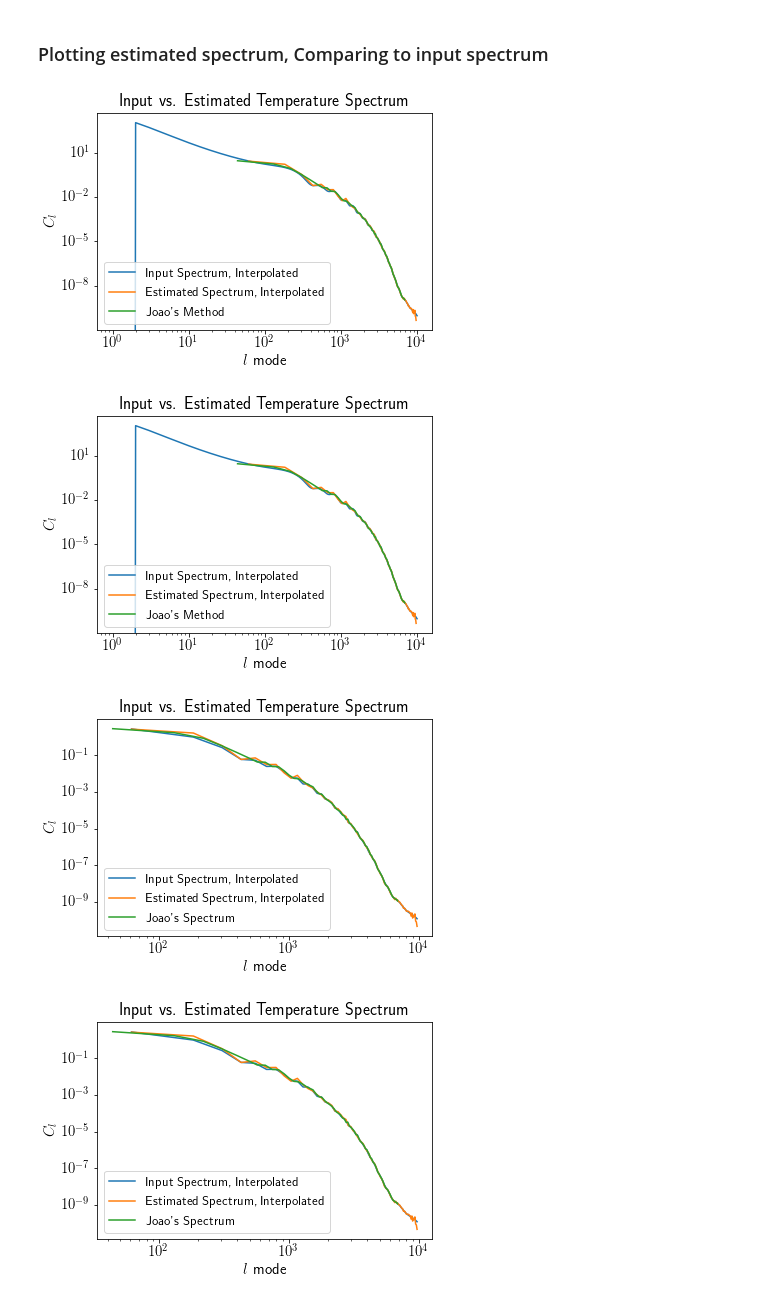
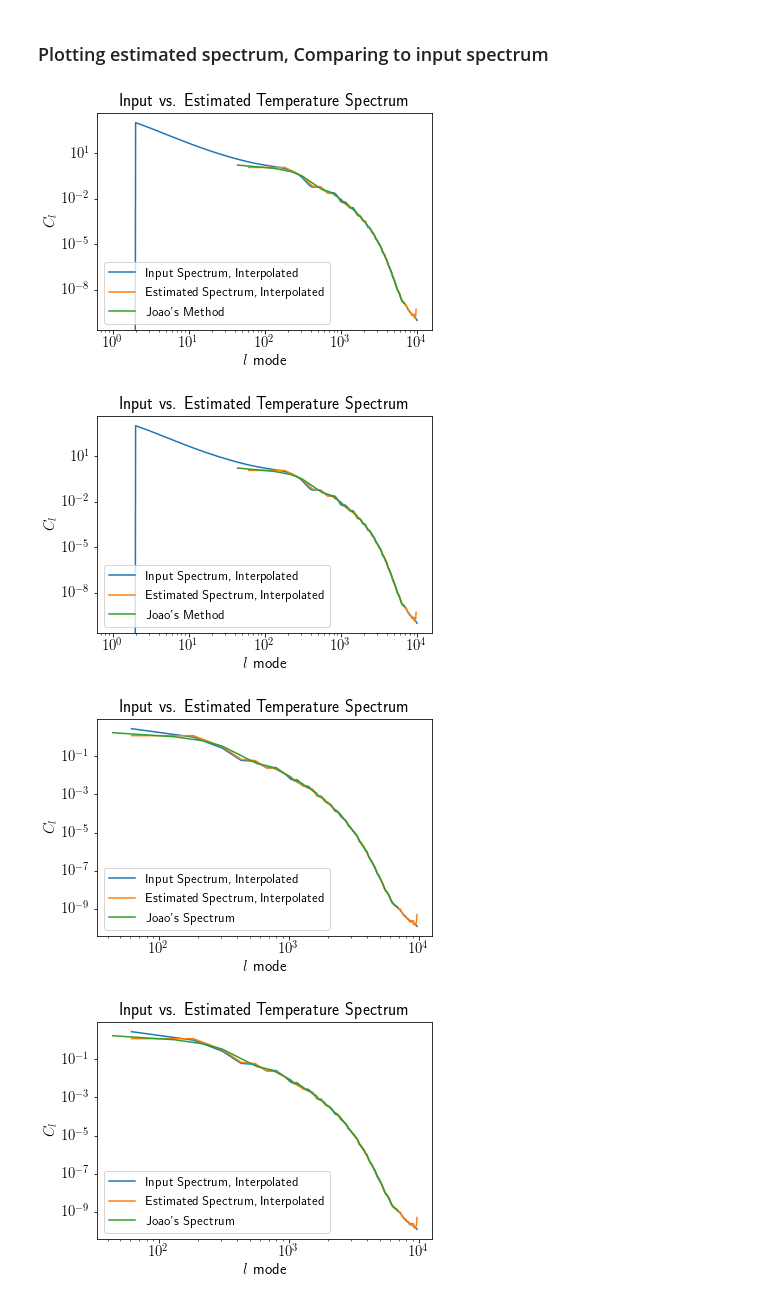
Before and after one commit to deepskies/DeepCMBsim, a Jupyter notebook: Unlensed Temperature Maps.ipynb, the cells around one changed output. Saved outputs shown, nothing was run; the diff lists cells and outputs as text; code cells hidden in the pictures.

Commit message:
fixed broken temperature maps call, cleaned function descriptions

```diff
--- a/Unlensed Temperature Maps.ipynb
+++ b/Unlensed Temperature Maps.ipynb
@@ -57,6 +29,8 @@ w.wcs.ctype = ["RA---AIR", "DEC--AIR"] #Airy projection; can be adjusted. Previo
 # %%
 # This is the map object that will be used to generate the fake CMB maps
-fmi = fm.FlatMapInfo(w, nx=nx, ny=ny, lx=degrees, ly=degrees)
+pixels = 192
+degrees = 5
+fmi = fcs.map_parameters(pixels, degrees, projection="AIR")
 # %% [markdown]
 ## Setting plotting settings
 # %%
@@ -70,7 +44,8 @@ plt.rc('figure', titlesize=18)  # fontsize of the figure title
 # %% [markdown]
 ## Importing spectrum generated by CAMB
 # %%
-spectra_dict = load_cmb_spectra("planck_2018_cl/base_plikHM_TTTEEE_lowl_lowE_lensing_scalCls.dat", fix_scaling=True, add_zeroed=True)
+#FIXME: delete any modules that are only used in the imported functions
+spectra_dict = fcs.load_cmb_spectra("planck_2018_cl/base_plikHM_TTTEEE_lowl_lowE_lensing_scalCls.dat", fix_scaling=True, add_zeroed=True)
 
 spectra_dict["clTB"] = 0 * spectra_dict["clTT"]
 spectra_dict["clBB"] = 0 * spectra_dict["clTT"]
@@ -135,0 +104,2 @@ fmi.view_map(temperature_map[0].flatten())
+# %%
+temperature_map = fcs.generate_maps(spectra_dict, fmi, 1, pixels, temp_only=True)
@@ -154,8 +160,8 @@ frequency_domain_plot(map_power_2D,"Logscale 2D Power Map", [-10,0], "Log of Map
 # %% [markdown]
 ### Summing over each annulus for all four quarters
 # %%
-spectrum = calculate_power_spectrum(temperature_map[0], tfac, method_histogram=False)
-joao_spectrum = calculate_power_spectrum(temperature_map[0], tfac, method_histogram=True)
+spectrum = fcs.calculate_power_spectrum(temperature_map[0,0], fmi, method_histogram=False)
+joao_spectrum = fcs.calculate_power_spectrum(temperature_map[0,0], fmi, method_histogram=True)
 # %%
 bins = [spectrum[0], joao_spectrum[0]]
 spectra = [spectrum[1], joao_spectrum[1]]
@@ -178,16 +184,16 @@ f3 = interp1d(joao_spectrum[0], joao_spectrum[1], kind="nearest")
 l_mode_list = [spectra_dict["l modes"], spectrum[0], joao_spectrum[0]]
 spectra = [f1(spectra_dict["l modes"]), f2(spectrum[0]), f3(joao_spectrum[0])]
 labels = ["Input Spectrum, Interpolated","Estimated Spectrum, Interpolated", "Joao's Method"]
-plot_spectra(l_mode_list, spectra, "Input vs. Estimated Temperature Spectrum", labels)
+fcs.plot_spectra(l_mode_list, spectra, "Input vs. Estimated Temperature Spectrum", labels)
 # %% [output]
-[figure, old version]
+[figure, new version]
-[figure, old version]
+[figure, new version]
 # %%
 #Zooming in on above plot to domain which both spectra are valid
 l_mode_list = [spectrum[0], spectrum[0], joao_spectrum[0]]
 spectra = [f1(spectrum[0]), f2(spectrum[0]), f3(joao_spectrum[0])]
 labels = ["Input Spectrum, Interpolated","Estimated Spectrum, Interpolated", "Joao's Spectrum"]
-plot_spectra(l_mode_list, spectra, "Input vs. Estimated Temperature Spectrum", labels)
+fcs.plot_spectra(l_mode_list, spectra, "Input vs. Estimated Temperature Spectrum", labels)
 # %% [output]
-[figure, old version]
+[figure, new version]
-[figure, old version]
+[figure, new version]
```
Also changed, not shown: parts of 34 cells of this notebook, 1 other file.
